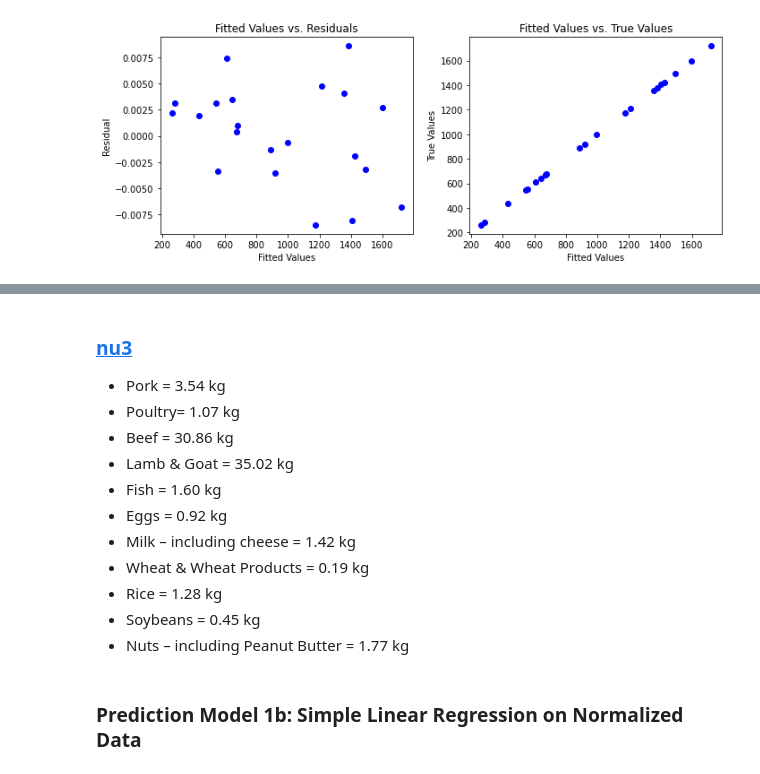
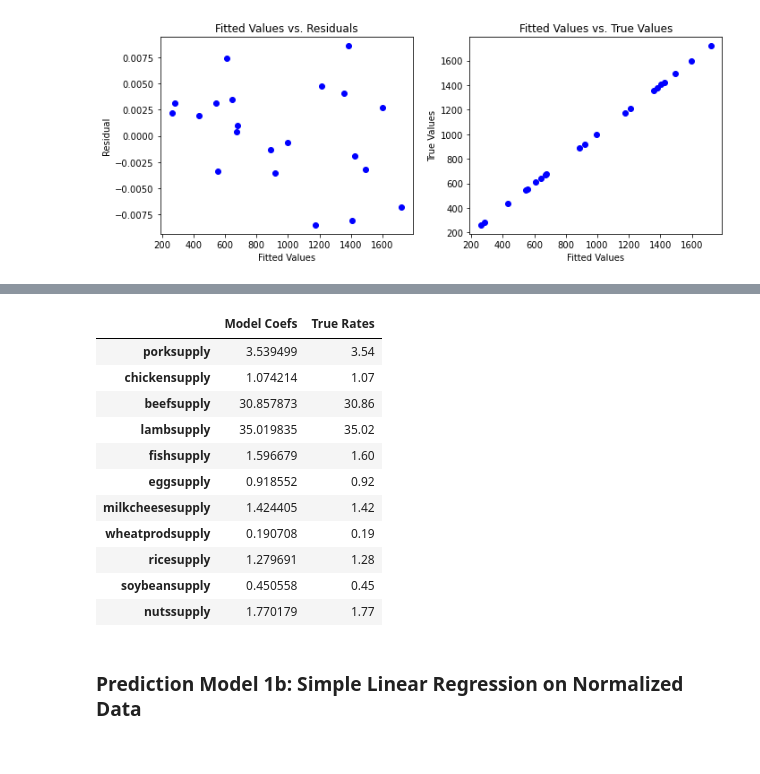
Before and after one commit to vincent-lao/carbon-footprint, a Jupyter notebook: code/model/food-carbon-footprint-models.ipynb, the cells around one changed output, grey strips where cells are left out. Cells and saved outputs as stored; diff of their text form; code cells hidden in the pictures.

Commit message:
mostly finished with food model

```diff
--- a/code/model/food-carbon-footprint-models.ipynb
+++ b/code/model/food-carbon-footprint-models.ipynb
@@ -121,16 +108,23 @@ list(zip(train_data.columns[:-1], lr_model.coef_))
-# %% [markdown]
-### [nu3](https://www.nu3.de/blogs/nutrition/food-carbon-footprint-index-2018)
-- Pork = 3.54 kg
-- Poultry= 1.07 kg
-- Beef = 30.86 kg
-- Lamb & Goat = 35.02 kg
-- Fish = 1.60 kg
-- Eggs = 0.92 kg
-- Milk – including cheese = 1.42 kg
-- Wheat & Wheat Products = 0.19 kg
-- Rice = 1.28 kg
-- Soybeans = 0.45 kg
-- Nuts – including Peanut Butter = 1.77 kg
+# %%
+# we get back the conversion rates with linear regression
+conversion_rates = pd.DataFrame(lr_model.coef_, train_data.columns[:-1], columns=['Model Coefs'])
+
+# from https://www.nu3.de/blogs/nutrition/food-carbon-footprint-index-2018
+conversion_rates['True Rates'] = [3.54, 1.07, 30.86, 35.02, 1.60, 0.92, 1.42, 0.19, 1.28, 0.45, 1.77]
+conversion_rates
+# %% [output]
+|  | Model Coefs | True Rates |
+| porksupply | 3.539499 | 3.54 |
+| chickensupply | 1.074214 | 1.07 |
+| beefsupply | 30.857873 | 30.86 |
+| lambsupply | 35.019835 | 35.02 |
+| fishsupply | 1.596679 | 1.60 |
+| eggsupply | 0.918552 | 0.92 |
+| milkcheesesupply | 1.424405 | 1.42 |
+| wheatprodsupply | 0.190708 | 0.19 |
+| ricesupply | 1.279691 | 1.28 |
+| soybeansupply | 0.450558 | 0.45 |
+| nutssupply | 1.770179 | 1.77 |
 # %% [markdown]
 ### Prediction Model 1b: Simple Linear Regression on Normalized Data
 # %%
```
Also changed, not shown: parts of 20 cells of this notebook.
